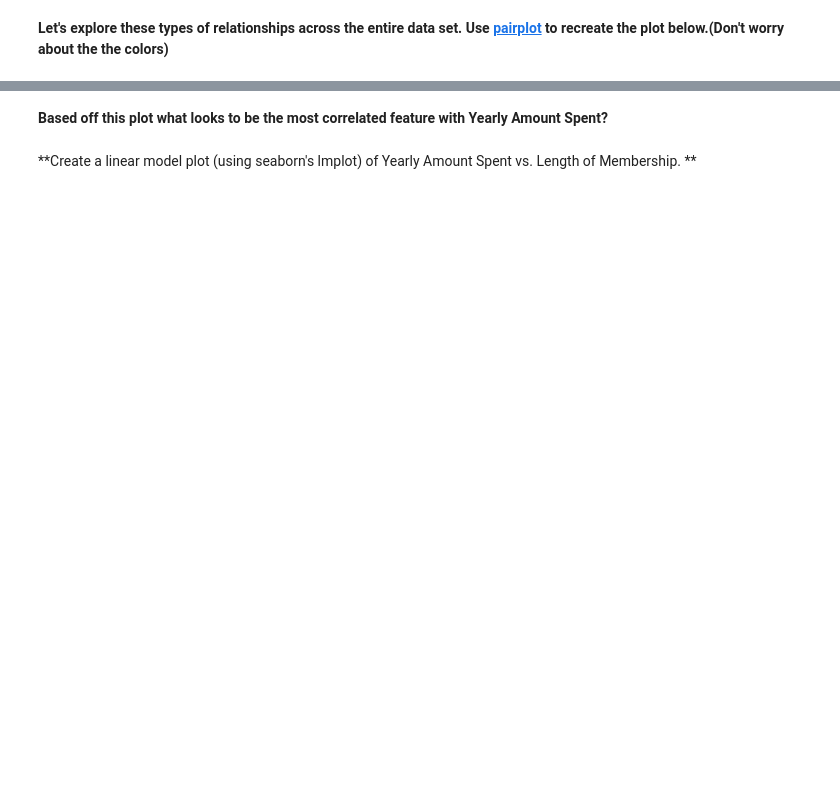
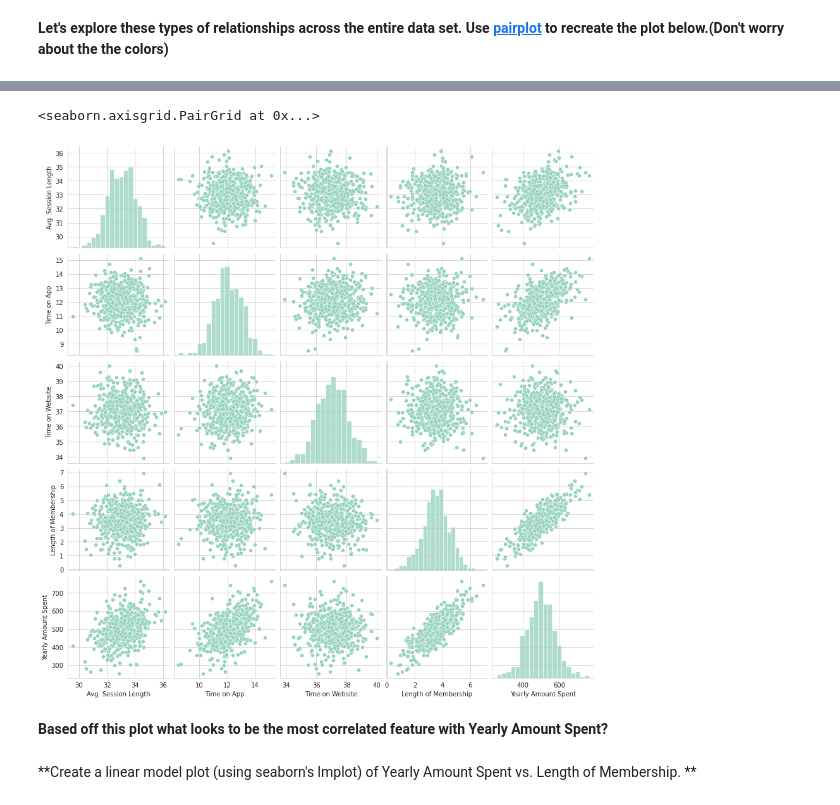
Before and after one commit to itsregalo/DS-ML, a Jupyter notebook: linear_regression/02-Linear Regression Project.ipynb, the cells around one changed output, grey strips where cells are left out. Drawn from its saved outputs; the diff is of its cells as text; code cells hidden in the pictures; blank space fills up the shorter version.

```diff
--- a/linear_regression/02-Linear Regression Project.ipynb
+++ b/linear_regression/02-Linear Regression Project.ipynb
@@ -111,2 +109,7 @@ sns.jointplot(x='Time on Website', y='Yearly Amount Spent', data=df)
+# %%
+sns.pairplot(df)
+# %% [output]
+<seaborn.axisgrid.PairGrid at 0x...>
+[figure, added]
 # %% [markdown]
 **Based off this plot what looks to be the most correlated feature with Yearly Amount Spent?**
```
Also changed, not shown: parts of 8 cells of this notebook.
